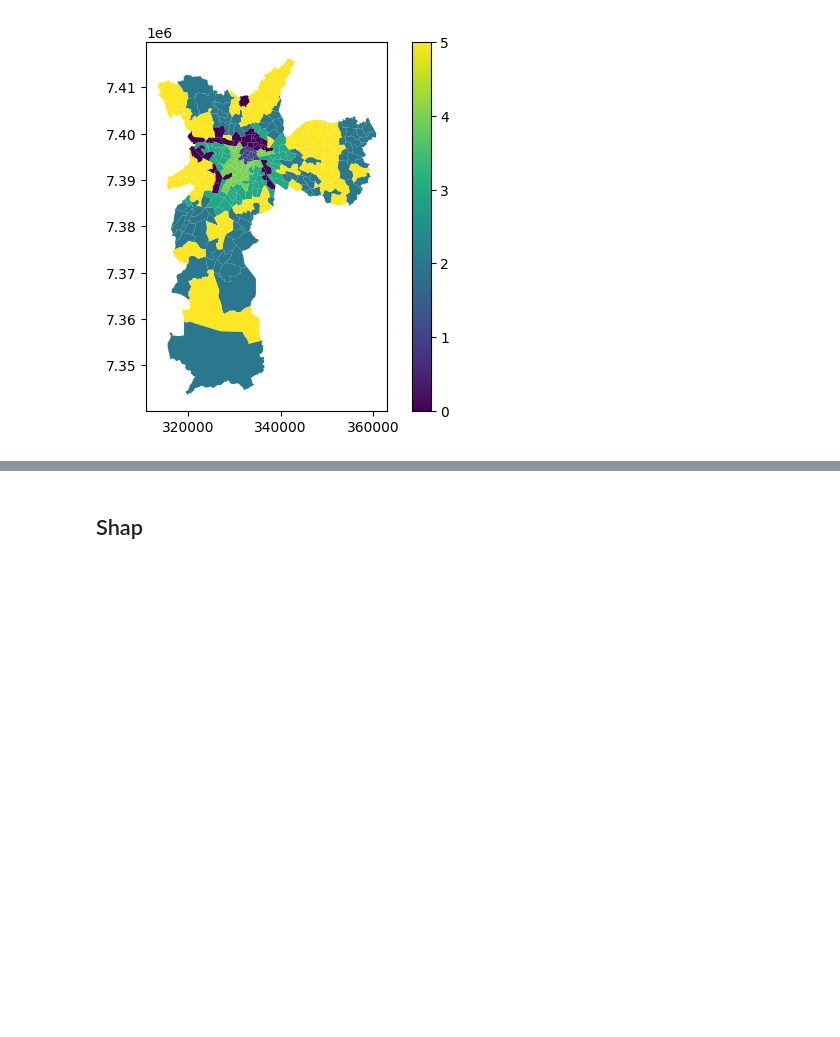
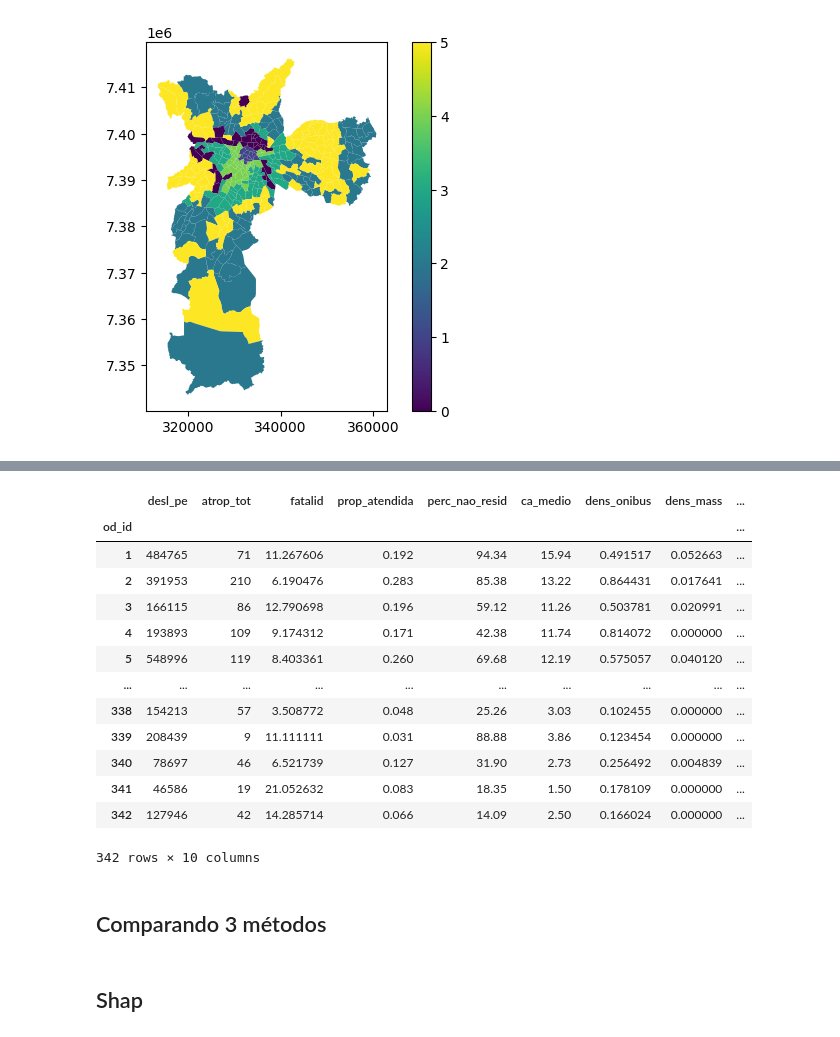
Before and after one commit to AndaSampa/meip-sp, a Jupyter notebook: 00-clusterizacao-meip-od.ipynb, the cells around one changed output, grey strips where cells are left out. Saved outputs shown, nothing was run; the diff lists cells and outputs as text; code cells hidden in the pictures; blank space fills up the shorter version.

```diff
--- a/00-clusterizacao-meip-od.ipynb
+++ b/00-clusterizacao-meip-od.ipynb
@@ -251,3 +259,22 @@ gdf_zona_merged.plot(column='k_cluster', legend=True)
+# %%
+df_meip[modelo]
+# %% [output]
+|  | desl_pe | atrop_tot | fatalid | prop_atendida | perc_nao_resid | ca_medio | dens_onibus | dens_mass | ... |
+| od_id |  |  |  |  |  |  |  |  | ... |
+| 1 | 484765 | 71 | 11.267606 | 0.192 | 94.34 | 15.94 | 0.491517 | 0.052663 | ... |
+| 2 | 391953 | 210 | 6.190476 | 0.283 | 85.38 | 13.22 | 0.864431 | 0.017641 | ... |
+| 3 | 166115 | 86 | 12.790698 | 0.196 | 59.12 | 11.26 | 0.503781 | 0.020991 | ... |
+| 4 | 193893 | 109 | 9.174312 | 0.171 | 42.38 | 11.74 | 0.814072 | 0.000000 | ... |
+| 5 | 548996 | 119 | 8.403361 | 0.260 | 69.68 | 12.19 | 0.575057 | 0.040120 | ... |
+| ... | ... | ... | ... | ... | ... | ... | ... | ... | ... |
+| 338 | 154213 | 57 | 3.508772 | 0.048 | 25.26 | 3.03 | 0.102455 | 0.000000 | ... |
+| 339 | 208439 | 9 | 11.111111 | 0.031 | 88.88 | 3.86 | 0.123454 | 0.000000 | ... |
+| 340 | 78697 | 46 | 6.521739 | 0.127 | 31.90 | 2.73 | 0.256492 | 0.004839 | ... |
+| 341 | 46586 | 19 | 21.052632 | 0.083 | 18.35 | 1.50 | 0.178109 | 0.000000 | ... |
+| 342 | 127946 | 42 | 14.285714 | 0.066 | 14.09 | 2.50 | 0.166024 | 0.000000 | ... |
+342 rows × 10 columns
+# %% [markdown]
+## Comparando 3 métodos
 # %% [markdown]
 ## Shap
 # %%
```
Also changed, not shown: parts of 7 cells of this notebook.
